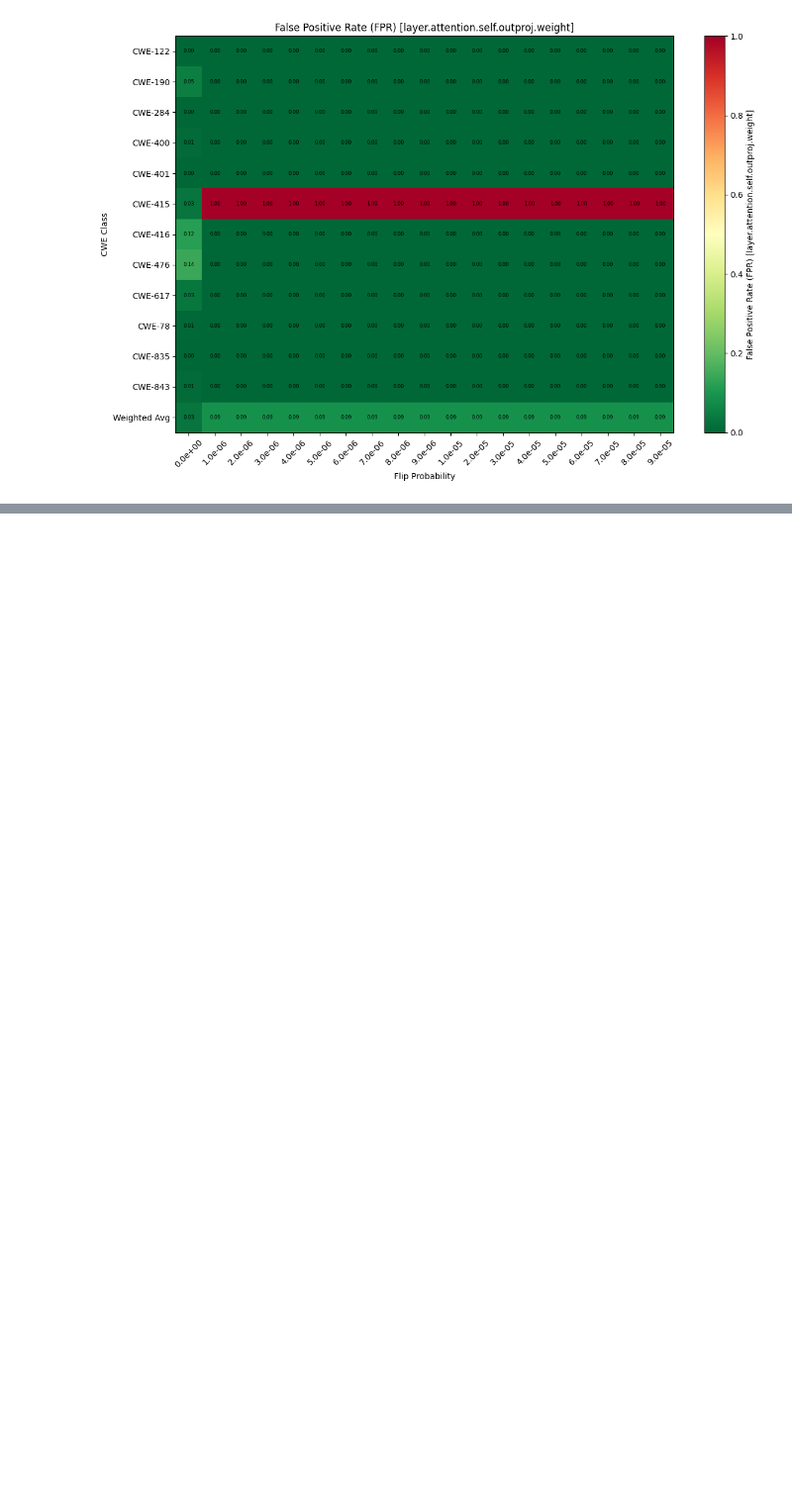
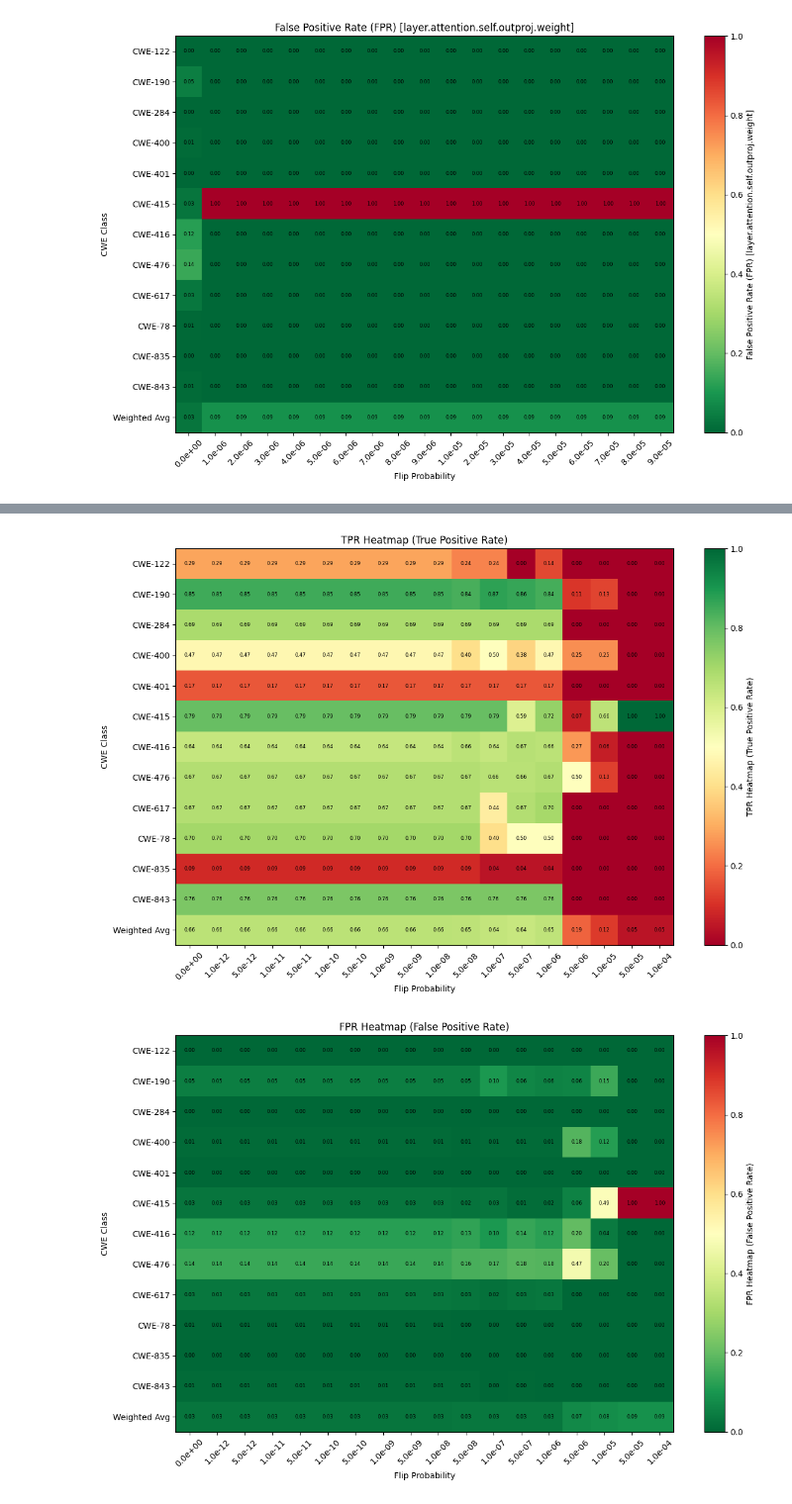
Before and after one commit to alenabd24/LLM_Fault_Tolerance, a Jupyter notebook: May_June_Analysis.ipynb, the cells around one changed output, grey strips where cells are left out. Shown at 99% size. Saved outputs shown, nothing was run; the diff lists cells and outputs as text; code cells hidden in the pictures; blank space fills up the shorter version.

Commit message:
Data Visualisation for 01/07/2025 presentation

```diff
--- a/May_June_Analysis.ipynb
+++ b/May_June_Analysis.ipynb
@@ -591,0 +604,55 @@ plot_heatmap(fpr_matrix, "False Positive Rate (FPR) [layer.attention.self.outpro
+# %%
+import os
+import re
+import pandas as pd
+import numpy as np
+import matplotlib.pyplot as plt
+
+# Set the path where your CSVs are stored
+results_dir = "/content/drive/MyDrive/Colab_Notebooks/MSc_Fault_Tolerance/baseline_model_may/bitflip_results_20June_new_probabilities/probability_flip_results_query_1"
+
+pattern = re.compile(r"metrics_p([0-9\.eE+-]+)_run")
+records = []
+
+for file in os.listdir(results_dir):
+    if file.startswith("metrics_p") and file.endswith(".csv"):
+        match = pattern.search(file)
+        if match:
+            flip_prob = float(match.group(1))
+            df = pd.read_csv(os.path.join(results_dir, file))
+            df["flip_prob"] = flip_prob
+            records.append(df[["CWE Class", "TPR", "FPR", "flip_prob"]])
+
+# Combine and average
+all_df = pd.concat(records, ignore_index=True)
+grouped = all_df.groupby(["CWE Class", "flip_prob"], as_index=False).mean()
+
+# Create pivoted matrices
+tpr_matrix = grouped.pivot(index="CWE Class", columns="flip_prob", values="TPR")
+fpr_matrix = grouped.pivot(index="CWE Class", columns="flip_prob", values="FPR")
+tpr_matrix = tpr_matrix.reindex(sorted(tpr_matrix.columns), axis=1)
+fpr_matrix = fpr_matrix.reindex(sorted(fpr_matrix.columns), axis=1)
+
+def plot_heatmap(matrix, title, cmap, filename):
+    plt.figure(figsize=(12, 8))
+    im = plt.imshow(matrix.values, aspect="auto", cmap=cmap, vmin=0.0, vmax=1.0)
+    plt.colorbar(im, label=title)
+    for i in range(matrix.shape[0]):
+        for j in range(matrix.shape[1]):
+            plt.text(j, i, f"{matrix.values[i, j]:.2f}",
+                     ha="center", va="center", color="black", fontsize=6)
+    plt.yticks(range(matrix.shape[0]), matrix.index)
+    plt.xticks(range(matrix.shape[1]), [f"{fp:.1e}" for fp in matrix.columns], rotation=45)
+    plt.xlabel("Flip Probability")
+    plt.ylabel("CWE Class")
+    plt.title(title)
+    plt.tight_layout()
+    plt.savefig(filename, dpi=300)
+    plt.show()
+
+# Use red→green for TPR (higher is better), green→red for FPR (lower is better)
+plot_heatmap(tpr_matrix, "TPR Heatmap (True Positive Rate)", cmap="RdYlGn", filename="tpr_heatmap.png")
+plot_heatmap(fpr_matrix, "FPR Heatmap (False Positive Rate)", cmap="RdYlGn_r", filename="fpr_heatmap.png")
+# %% [output]
+[figure, added]
+[figure, added]
```
Also changed, not shown: parts of 14 cells of this notebook.
